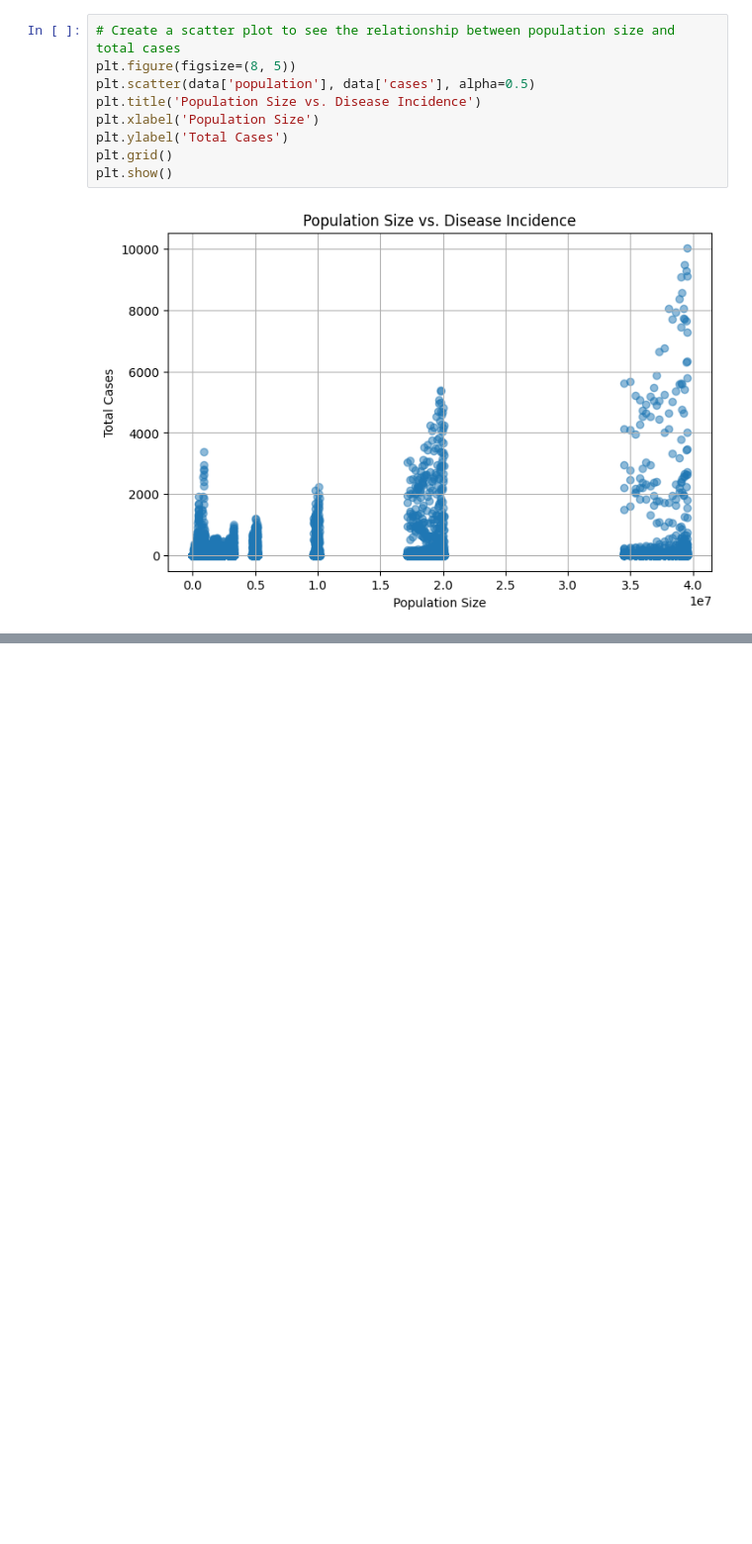
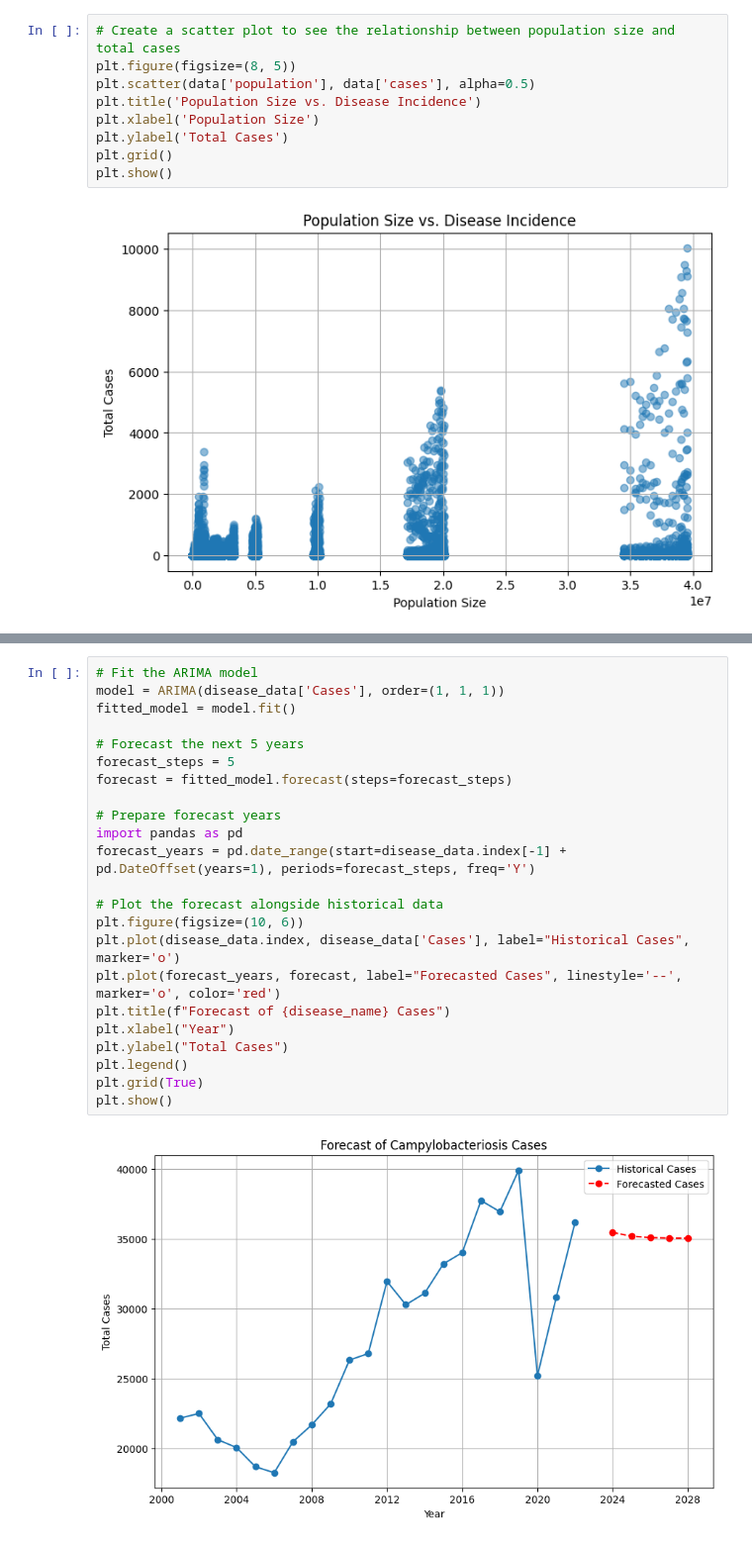
Before and after one commit to Adeyemitoba/Disease-Incidence-Analysis-2001-2022, a Jupyter notebook: Data_exploration.ipynb, the cells around one changed output, grey strips where cells are left out. Shown at 99% size. Saved outputs shown, nothing was run; the diff lists cells and outputs as text; blank space fills up the shorter version.

```diff
--- a/Data_exploration.ipynb
+++ b/Data_exploration.ipynb
@@ -273,0 +344,25 @@ plt.show()
+# %%
+# Fit the ARIMA model
+model = ARIMA(disease_data['Cases'], order=(1, 1, 1))
+fitted_model = model.fit()
+
+# Forecast the next 5 years
+forecast_steps = 5
+forecast = fitted_model.forecast(steps=forecast_steps)
+
+# Prepare forecast years
+import pandas as pd
+forecast_years = pd.date_range(start=disease_data.index[-1] + pd.DateOffset(years=1), periods=forecast_steps, freq='Y')
+
+# Plot the forecast alongside historical data
+plt.figure(figsize=(10, 6))
+plt.plot(disease_data.index, disease_data['Cases'], label="Historical Cases", marker='o')
+plt.plot(forecast_years, forecast, label="Forecasted Cases", linestyle='--', marker='o', color='red')
+plt.title(f"Forecast of {disease_name} Cases")
+plt.xlabel("Year")
+plt.ylabel("Total Cases")
+plt.legend()
+plt.grid(True)
+plt.show()
+# %% [output]
+[figure, added]
```
Also changed, not shown: parts of 5 cells of this notebook.
